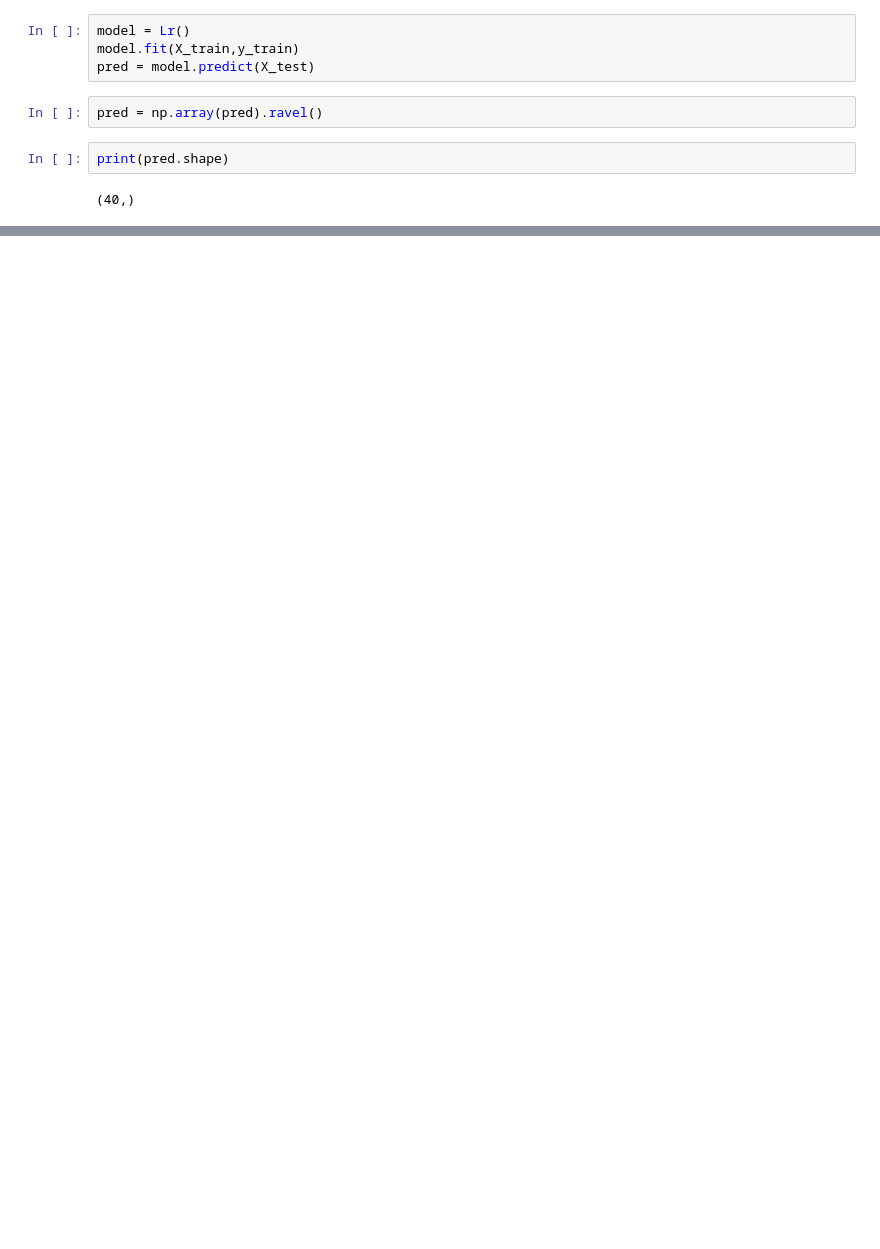
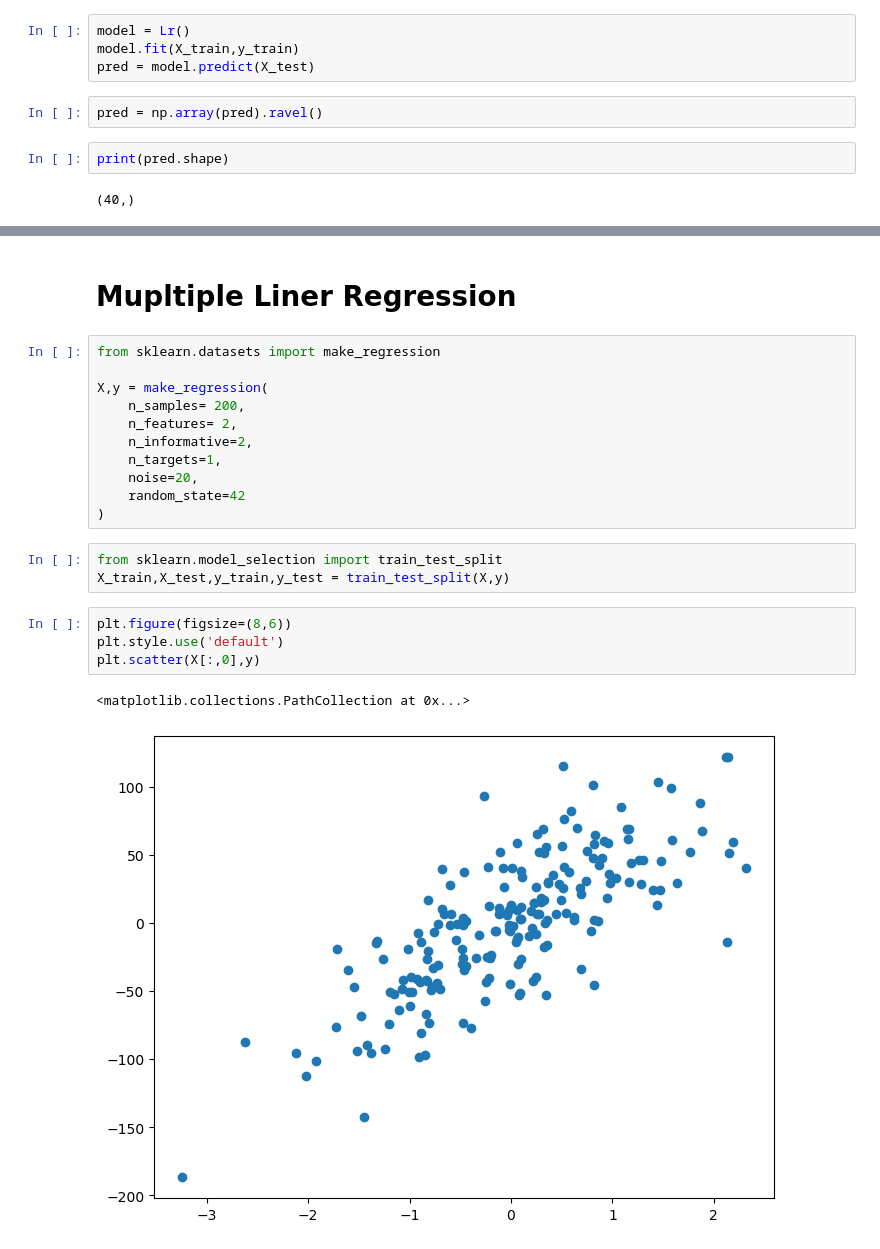
Before and after one commit to Daksh-Mistry/ML-Models, a Jupyter notebook: Linear Regression.ipynb, the cells around one changed output, grey strips where cells are left out. Cells and saved outputs as stored; diff of their text form; blank space fills up the shorter version.

Commit message:
Liner Regression Done

```diff
--- a/Linear Regression.ipynb
+++ b/Linear Regression.ipynb
@@ -80,0 +82,23 @@ plt.scatter(X,y)
+# %% [markdown]
+# Mupltiple Liner Regression
+# %%
+from sklearn.datasets import make_regression
+
+X,y = make_regression(
+    n_samples= 200,
+    n_features= 2,
+    n_informative=2,
+    n_targets=1,
+    noise=20,
+    random_state=42
+)
+# %%
+from sklearn.model_selection import train_test_split
+X_train,X_test,y_train,y_test = train_test_split(X,y)
+# %%
+plt.figure(figsize=(8,6))
+plt.style.use('default')
+plt.scatter(X[:,0],y)
+# %% [output]
+<matplotlib.collections.PathCollection at 0x...>
+[figure, added]
```
Also changed, not shown: parts of 16 cells of this notebook.
